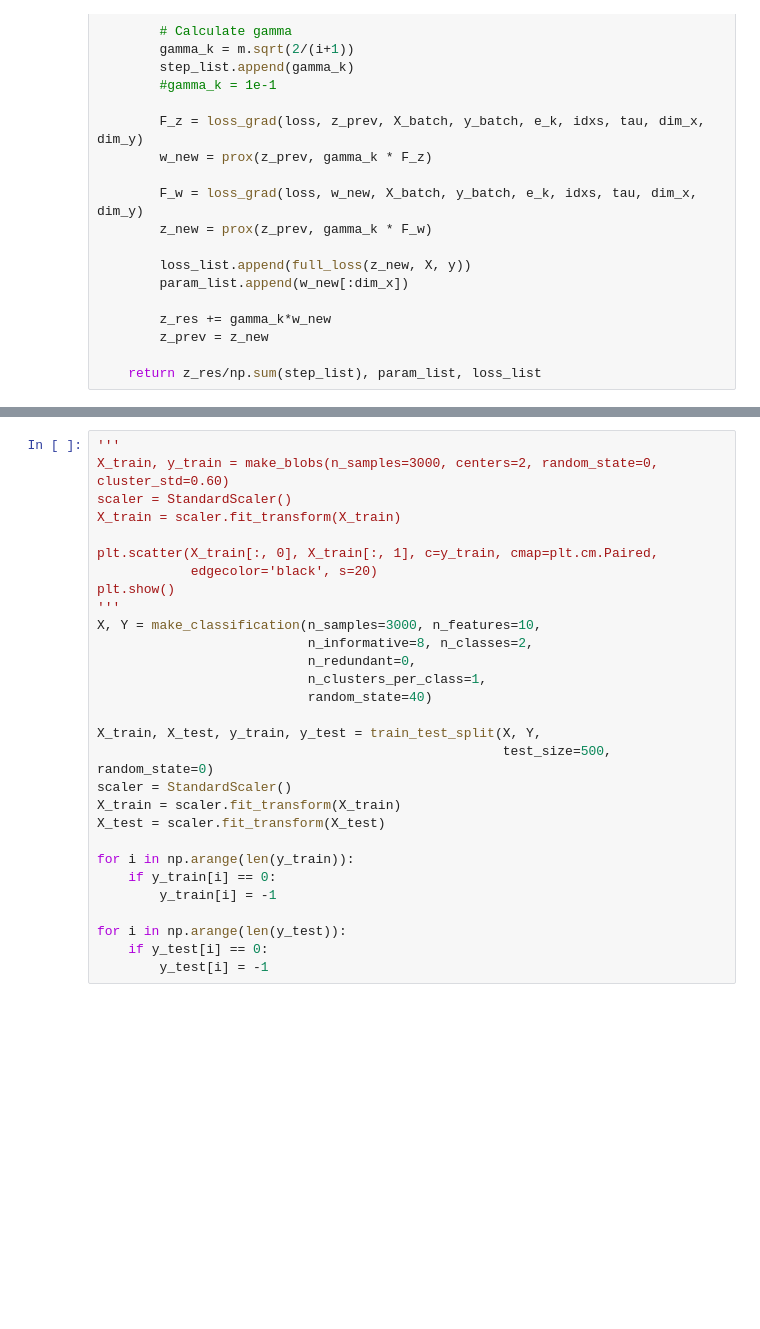
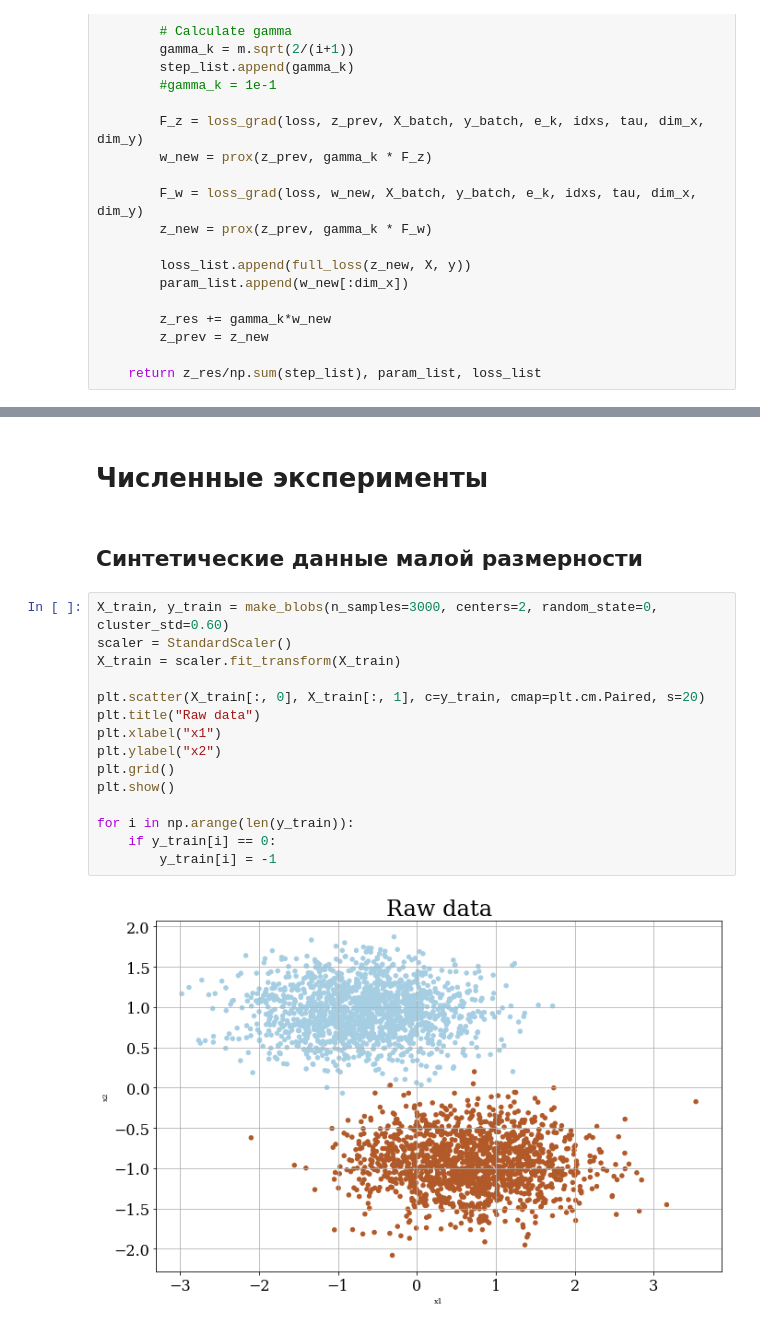
Before and after one commit to intsystems/Antyshev-Zero-order-methods-for-SP, a Jupyter notebook: code/main.ipynb, the cells around one changed output, grey strips where cells are left out. Drawn from its saved outputs; the diff is of its cells as text; blank space fills up the shorter version.

```diff
--- a/code/main.ipynb
+++ b/code/main.ipynb
@@ -204,32 +206,24 @@ def compute_loss(params, X, y, idxs, mu=0.5):
+# %% [markdown]
+# Численные эксперименты
+# %% [markdown]
+## Синтетические данные малой размерности
 # %%
-'''
 X_train, y_train = make_blobs(n_samples=3000, centers=2, random_state=0, cluster_std=0.60)
 scaler = StandardScaler()
 X_train = scaler.fit_transform(X_train)
 
-plt.scatter(X_train[:, 0], X_train[:, 1], c=y_train, cmap=plt.cm.Paired,
-            edgecolor='black', s=20)
+plt.scatter(X_train[:, 0], X_train[:, 1], c=y_train, cmap=plt.cm.Paired, s=20)
+plt.title("Raw data")
+plt.xlabel("x1")
+plt.ylabel("x2")
+plt.grid()
 plt.show()
-'''
-X, Y = make_classification(n_samples=3000, n_features=10,
-                           n_informative=8, n_classes=2,
-                           n_redundant=0,
-                           n_clusters_per_class=1,
-                           random_state=40)
-
-X_train, X_test, y_train, y_test = train_test_split(X, Y,
-                                                    test_size=500, random_state=0)
-scaler = StandardScaler()
-X_train = scaler.fit_transform(X_train)
-X_test = scaler.fit_transform(X_test)
 
 for i in np.arange(len(y_train)):
     if y_train[i] == 0:
         y_train[i] = -1
-
-for i in np.arange(len(y_test)):
-    if y_test[i] == 0:
-        y_test[i] = -1
+# %% [output]
+[figure, added]
 # %%
 # Random SVM weights
 # weights = np.random.rand(X_train.shape[1]+1)
```
Also changed, not shown: parts of 22 cells of this notebook, 2 other files.
